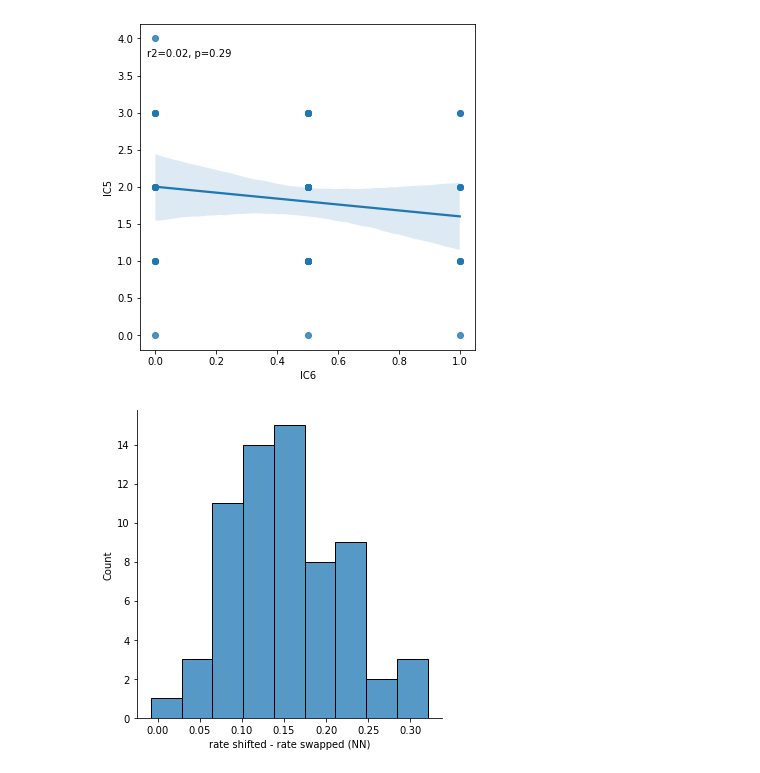
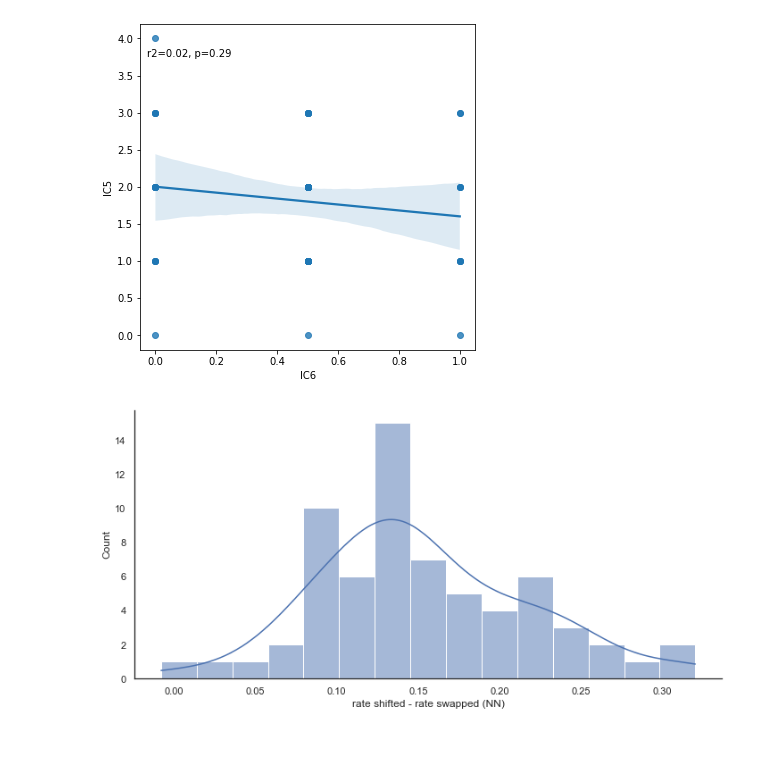
Before and after one commit to MichaelSel/Scale_paper, a Jupyter notebook: 3. Main Plotting.ipynb, the cells around one changed output. Cells and saved outputs as stored; diff of their text form; code cells hidden in the pictures; blank space fills up the shorter version.

```diff
--- a/3. Main Plotting.ipynb
+++ b/3. Main Plotting.ipynb
@@ -160,7 +152,9 @@ correlation(dataset=studyII_GL, x='IC6', y='rate shifted - rate swapped (NN)', n
 9999 of 10000p = 0.2861
 obs_stat = -0.13601866588828673
 [figure]
-# %%
-distribution(x="rate shifted - rate swapped (NN)", dataset=studyII_GL, collapse_sets=True)
-# %% [output]
-[figure, removed]
+# %%
+temp = studyII_GL.groupby("set").mean().reset_index() #collapsing subject by set
+sns.displot(x="rate shifted - rate swapped (NN)",data=temp, kde=True, aspect=2, bins=15)
+plt.savefig(StudyII_paths.plots_dir + "rate of shifted AND swapped (NN) distribution.svg")
+# %% [output]
+[figure, added]
```
Also changed, not shown: parts of 4 cells of this notebook, 4 other files.
